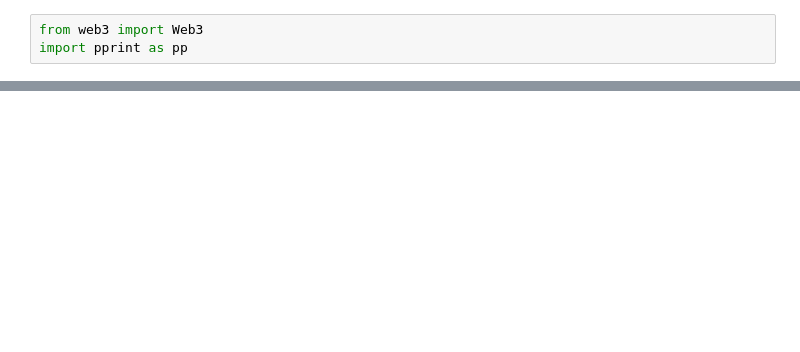
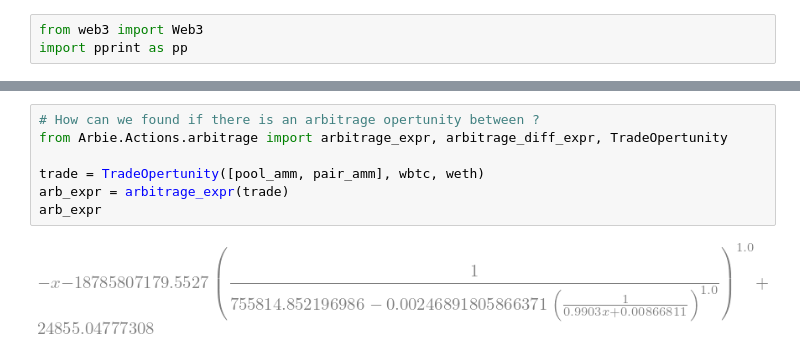
Before and after one commit to owodunni/arbie, a Jupyter notebook: example/Uniswap.ipynb, the cells around one changed output, grey strips where cells are left out. Drawn from its saved outputs; the diff is of its cells as text; blank space fills up the shorter version.

Commit message:
Add example showing how to find arbitrage

```diff
--- a/example/Uniswap.ipynb
+++ b/example/Uniswap.ipynb
@@ -37,0 +81,9 @@ amm.spot_price(tokens[0].create_token(), tokens[1].create_token())
+# %%
+# How can we found if there is an arbitrage opertunity between ?
+from Arbie.Actions.arbitrage import arbitrage_expr, arbitrage_diff_expr, TradeOpertunity
+
+trade = TradeOpertunity([pool_amm, pair_amm], wbtc, weth)
+arb_expr = arbitrage_expr(trade)
+arb_expr
+# %% [output]
+[figure, added]
```
Also changed, not shown: parts of 8 cells of this notebook, 6 other files.
